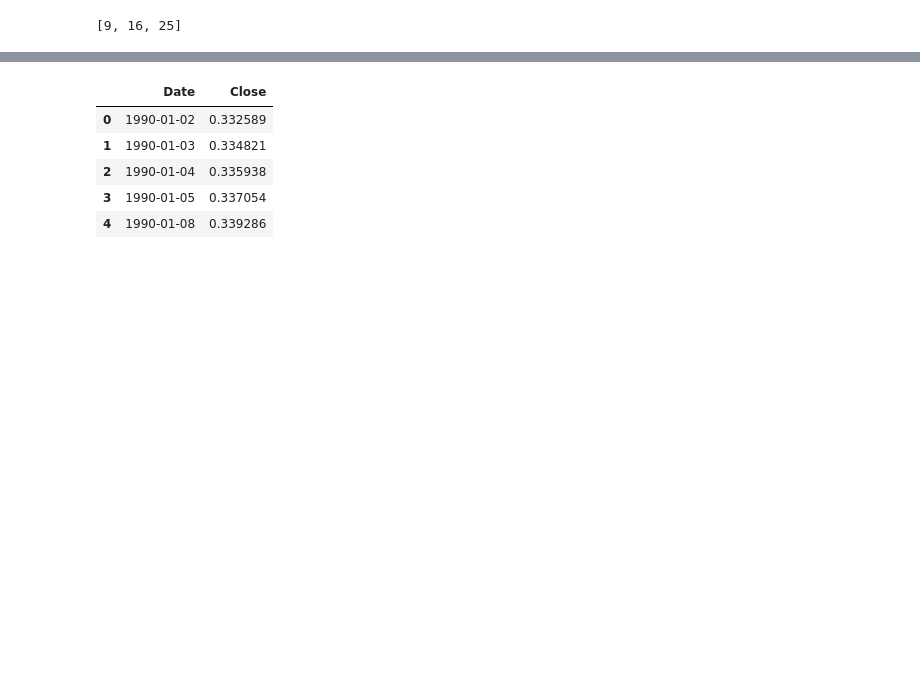
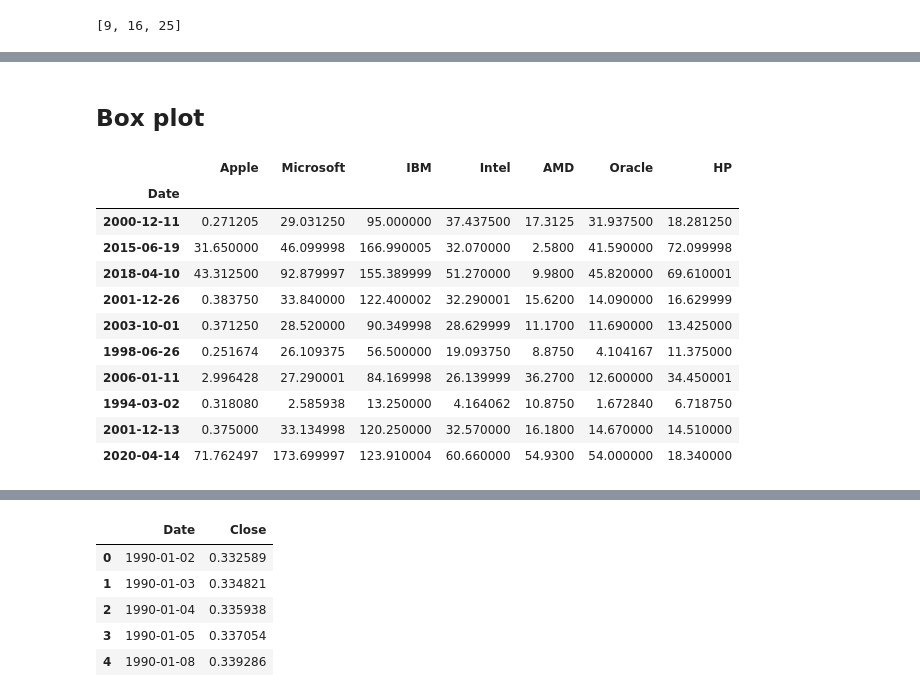
Before and after one commit to yuchild/erik_interviewqs, a Jupyter notebook: question_stocks_monte_carlo.ipynb, the cells around one changed output, grey strips where cells are left out. Drawn from its saved outputs; the diff is of its cells as text; code cells hidden in the pictures; blank space fills up the shorter version.

```diff
--- a/question_stocks_monte_carlo.ipynb
+++ b/question_stocks_monte_carlo.ipynb
@@ -864 +864,18 @@ plt.plot(df.index[199:]
+# %% [markdown]
+## Box plot
+# %%
+df.sample(10)
+# %% [output]
+|  | Apple | Microsoft | IBM | Intel | AMD | Oracle | HP |
+| Date |  |  |  |  |  |  |  |
+| 2000-12-11 | 0.271205 | 29.031250 | 95.000000 | 37.437500 | 17.3125 | 31.937500 | 18.281250 |
+| 2015-06-19 | 31.650000 | 46.099998 | 166.990005 | 32.070000 | 2.5800 | 41.590000 | 72.099998 |
+| 2018-04-10 | 43.312500 | 92.879997 | 155.389999 | 51.270000 | 9.9800 | 45.820000 | 69.610001 |
+| 2001-12-26 | 0.383750 | 33.840000 | 122.400002 | 32.290001 | 15.6200 | 14.090000 | 16.629999 |
+| 2003-10-01 | 0.371250 | 28.520000 | 90.349998 | 28.629999 | 11.1700 | 11.690000 | 13.425000 |
+| 1998-06-26 | 0.251674 | 26.109375 | 56.500000 | 19.093750 | 8.8750 | 4.104167 | 11.375000 |
+| 2006-01-11 | 2.996428 | 27.290001 | 84.169998 | 26.139999 | 36.2700 | 12.600000 | 34.450001 |
+| 1994-03-02 | 0.318080 | 2.585938 | 13.250000 | 4.164062 | 10.8750 | 1.672840 | 6.718750 |
+| 2001-12-13 | 0.375000 | 33.134998 | 120.250000 | 32.570000 | 16.1800 | 14.670000 | 14.510000 |
+| 2020-04-14 | 71.762497 | 173.699997 | 123.910004 | 60.660000 | 54.9300 | 54.000000 | 18.340000 |
 # %%
```
Also changed, not shown: parts of 37 cells of this notebook.
